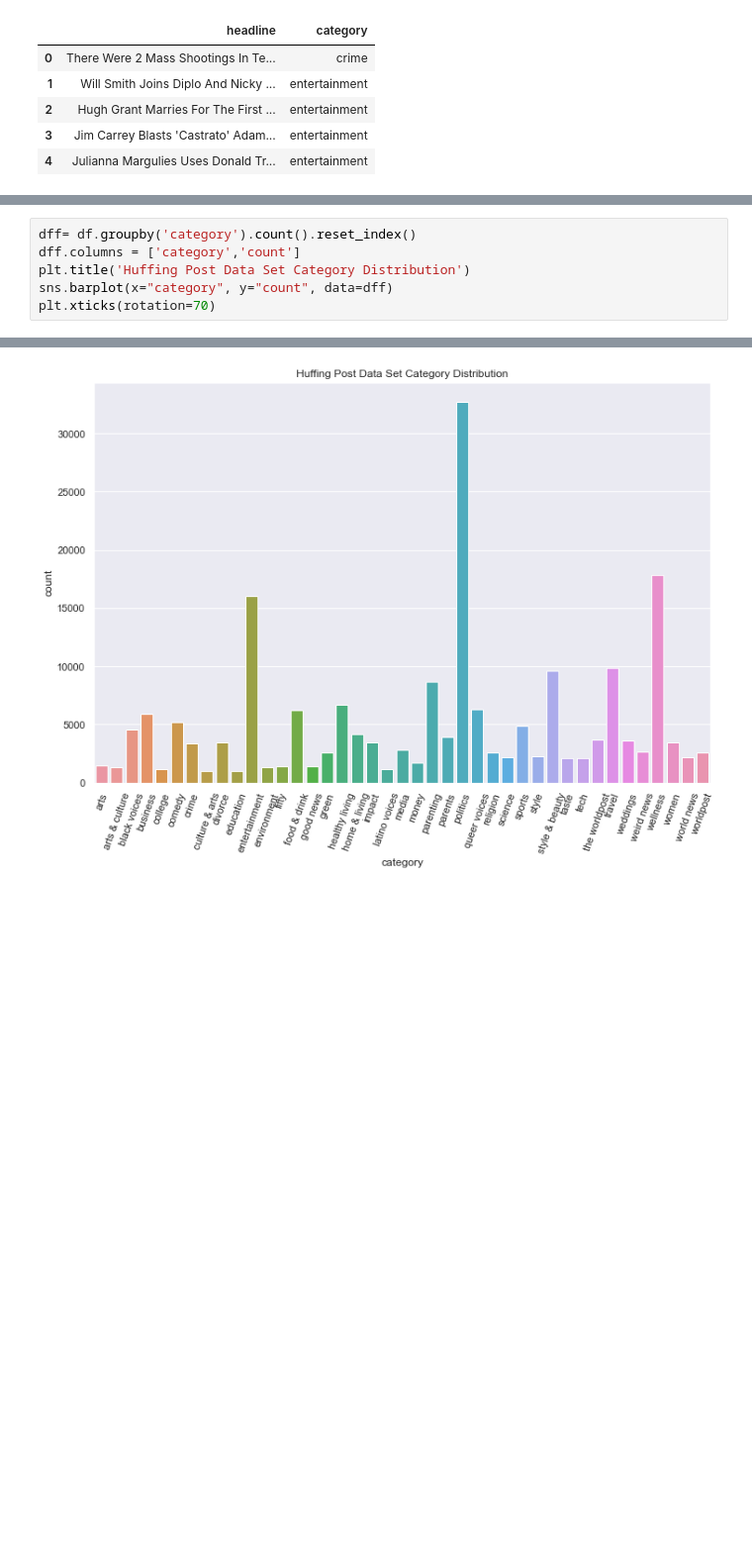
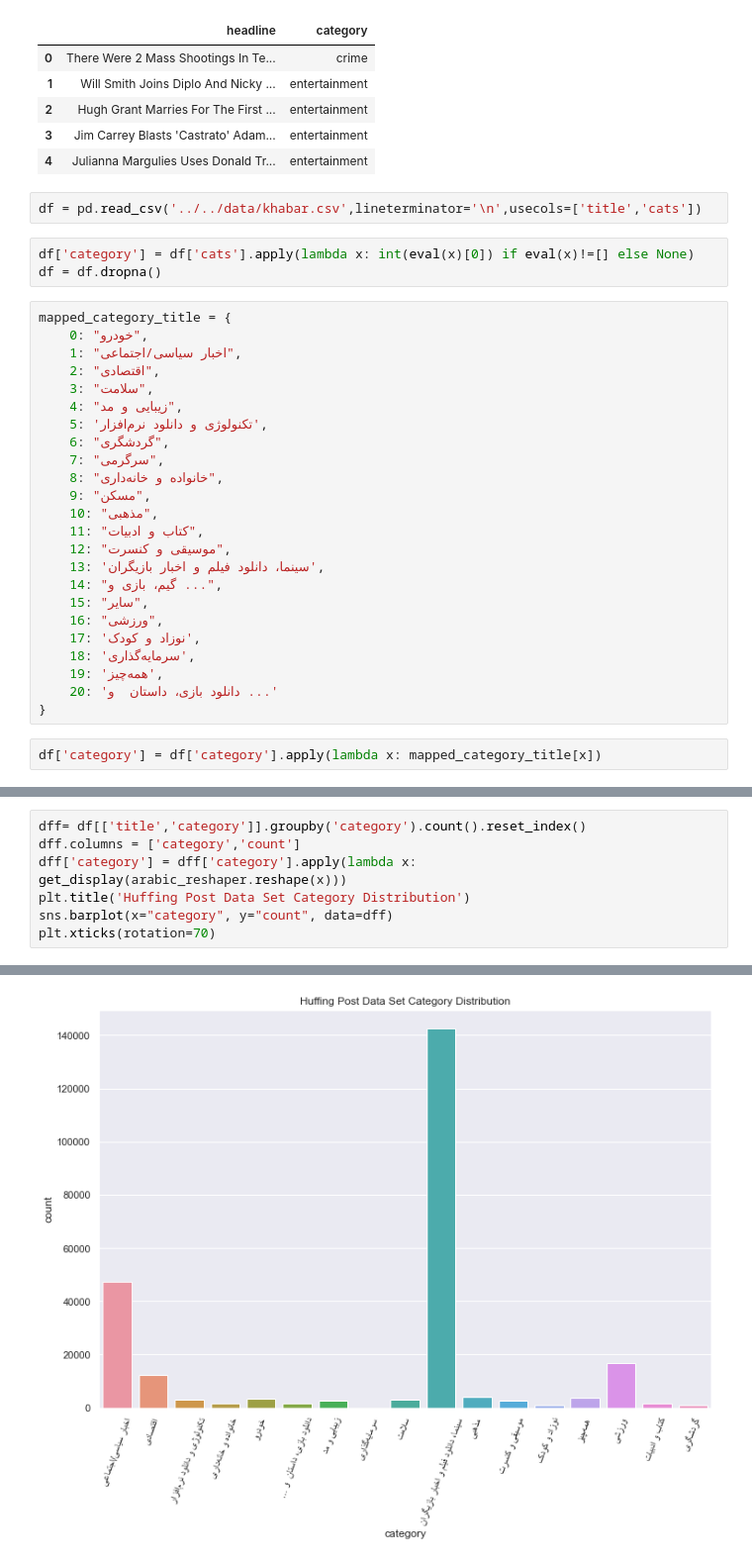
Before and after one commit to sajjadGG/NewsTitleClassification, a Jupyter notebook: EDA/preprocess.ipynb, the cells around one changed output, grey strips where cells are left out. Shown: that part at 99% size. Drawn from its saved outputs; the diff is of its cells as text; blank space fills up the shorter version.

Commit message:
feat:add persian data plots

```diff
--- a/EDA/preprocess.ipynb
+++ b/EDA/preprocess.ipynb
@@ -172,3 +180,34 @@ df.head()
 | 2 | Hugh Grant Marries For The First ... | entertainment |
 | 3 | Jim Carrey Blasts 'Castrato' Adam... | entertainment |
 | 4 | Julianna Margulies Uses Donald Tr... | entertainment |
+# %%
+df = pd.read_csv('../../data/khabar.csv',lineterminator='\n',usecols=['title','cats'])
+# %%
+df['category'] = df['cats'].apply(lambda x: int(eval(x)[0]) if eval(x)!=[] else None)
+df = df.dropna()
+# %%
+mapped_category_title = {
+    0: "خودرو",
+    1: "اخبار سیاسی/اجتماعی",
+    2: "اقتصادی",
+    3: "سلامت",
+    4: "زیبایی و مد",
+    5: 'تکنولوژی و دانلود نرم‌افزار',
+    6: "گردشگری",
+    7: "سرگرمی",
+    8: "خانواده و خانه‌داری",
+    9: "مسکن",
+    10: "مذهبی",
+    11: "کتاب و ادبیات",
+    12: "موسیقی و کنسرت",
+    13: 'سینما، دانلود فیلم و اخبار بازیگران',
+    14: "گیم، بازی و ...",
+    15: "سایر",
+    16: "ورزشی",
+    17: 'نوزاد و کودک',
+    18: 'سرمایه‌گذاری',
+    19: 'همه‌چیز',
+    20: 'دانلود بازی، داستان  و ...'
+}
+# %%
+df['category'] = df['category'].apply(lambda x: mapped_category_title[x])
@@ -175,6 +217,7 @@ df.head()
 # %%
-dff= df.groupby('category').count().reset_index()
+dff= df[['title','category']].groupby('category').count().reset_index()
 dff.columns = ['category','count']
+dff['category'] = dff['category'].apply(lambda x: get_display(arabic_reshaper.reshape(x)))
 plt.title('Huffing Post Data Set Category Distribution')
 sns.barplot(x="category", y="count", data=dff)
 plt.xticks(rotation=70)
@@ -199 +243 @@ plt.xticks(rotation=70)
-[figure, old version]
+[figure, new version]
```
Also changed, not shown: parts of 7 cells of this notebook, 2 other files.
